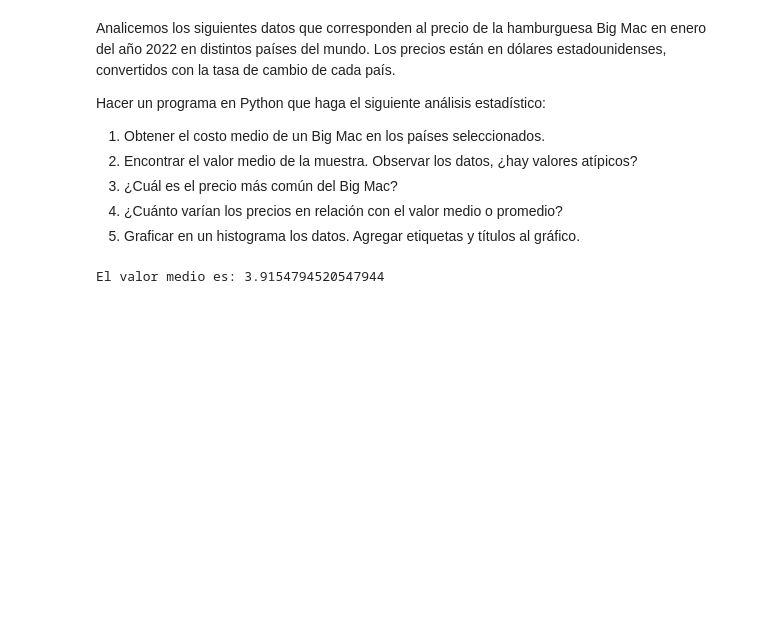
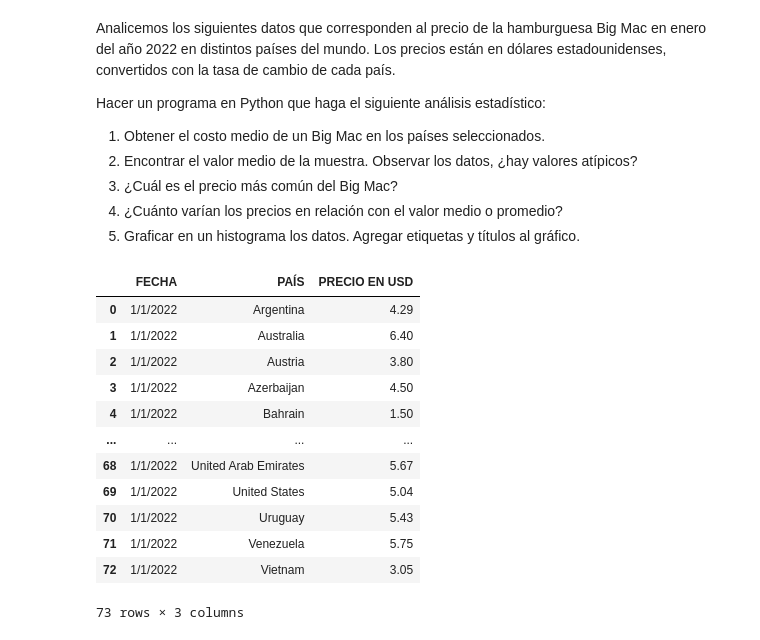
Before and after one commit to LorenGrz/Programacion, a Jupyter notebook: Python/Unidad 4.ipynb, the cells around one changed output. Drawn from its saved outputs; the diff is of its cells as text; code cells hidden in the pictures; blank space fills up the shorter version.

```diff
--- a/Python/Unidad 4.ipynb
+++ b/Python/Unidad 4.ipynb
@@ -428,12 +428,22 @@ Hacer un programa en Python que haga el siguiente análisis estadístico:
 # %%
 #1
 import numpy as np
 import pandas as pd
 
 csv=pd.read_csv("PreciosBigMac22.csv", delimiter=";", encoding="latin-1", decimal=",")
 df=pd.DataFrame(csv)
-
-valorMedio = np.array(df["PRECIO EN USD"]).mean()
-print("El valor medio es:",valorMedio)
+df
 # %% [output]
+|  | FECHA | PAÍS | PRECIO EN USD |
+| 0 | 1/1/2022 | Argentina | 4.29 |
+| 1 | 1/1/2022 | Australia | 6.40 |
+| 2 | 1/1/2022 | Austria | 3.80 |
+| 3 | 1/1/2022 | Azerbaijan | 4.50 |
+| 4 | 1/1/2022 | Bahrain | 1.50 |
+| ... | ... | ... | ... |
+| 68 | 1/1/2022 | United Arab Emirates | 5.67 |
+| 69 | 1/1/2022 | United States | 5.04 |
+| 70 | 1/1/2022 | Uruguay | 5.43 |
+| 71 | 1/1/2022 | Venezuela | 5.75 |
+| 72 | 1/1/2022 | Vietnam | 3.05 |
-El valor medio es: 3.9154794520547944
+73 rows × 3 columns
```
Also changed, not shown: parts of 4 cells of this notebook.
